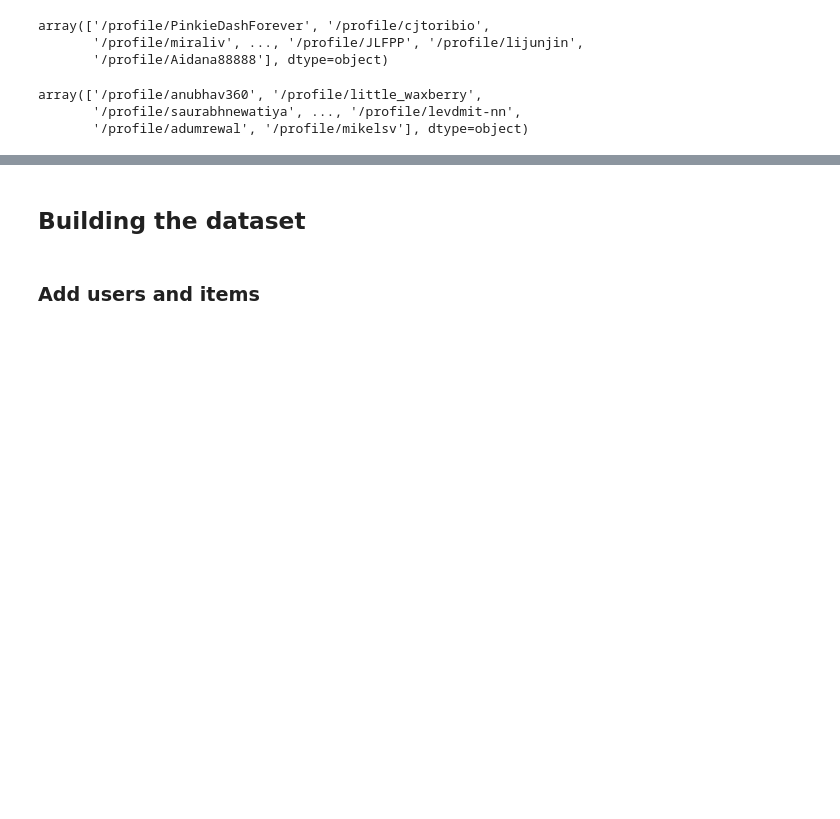
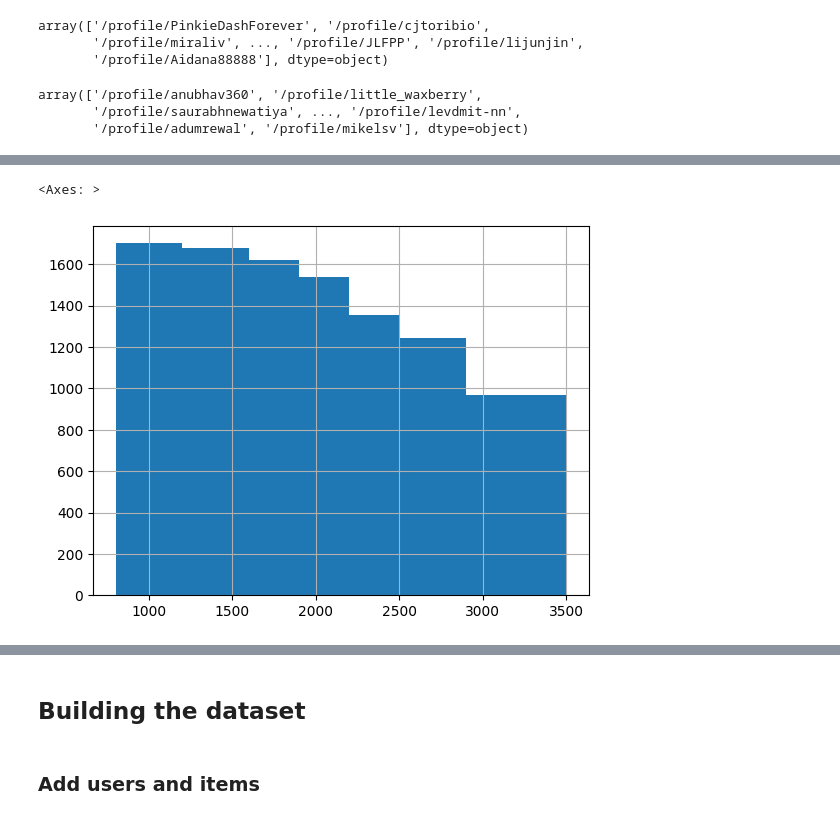
Before and after one commit to tp-study-ai/ML, a Jupyter notebook: notebooks/lightfm-recsys-try.ipynb, the cells around one changed output, grey strips where cells are left out. Saved outputs shown, nothing was run; the diff lists cells and outputs as text; code cells hidden in the pictures; blank space fills up the shorter version.

```diff
--- a/notebooks/lightfm-recsys.ipynb
+++ b/notebooks/lightfm-recsys-try.ipynb
@@ -88,0 +190,5 @@ for i in submissions.problem_url[:5]:
+# %%
+problems.filled_rating.hist(bins=[800, 1200, 1600, 1900, 2200, 2500, 2900, 3500])
+# %% [output]
+<Axes: >
+[figure, added]
```
Also changed, not shown: parts of 32 cells of this notebook, 4 other files.
